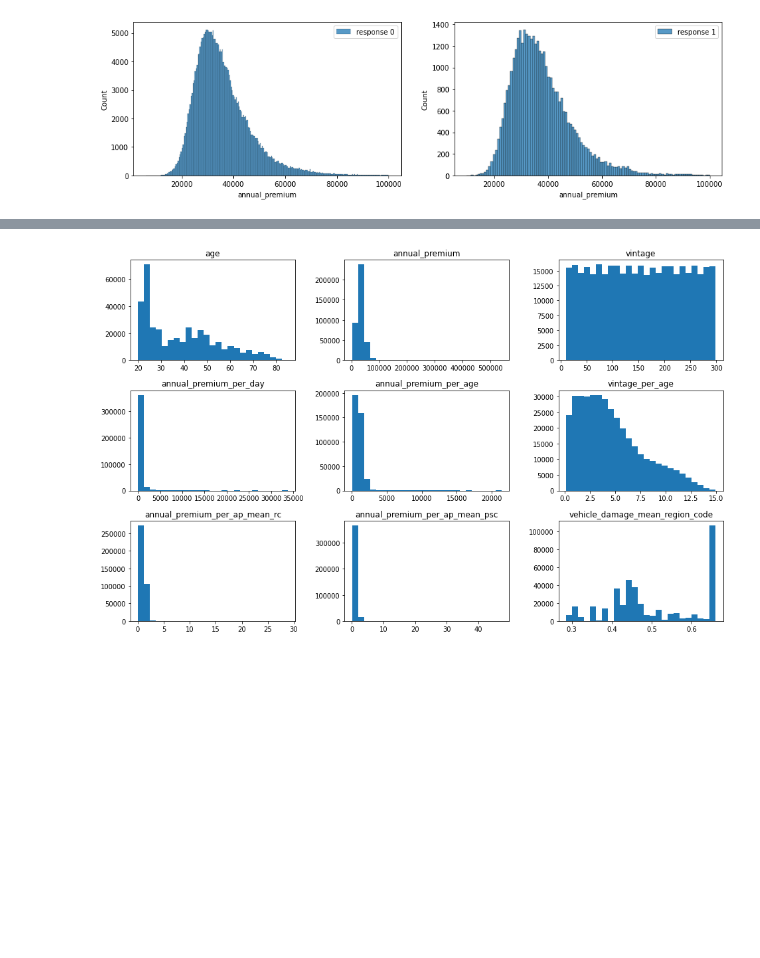
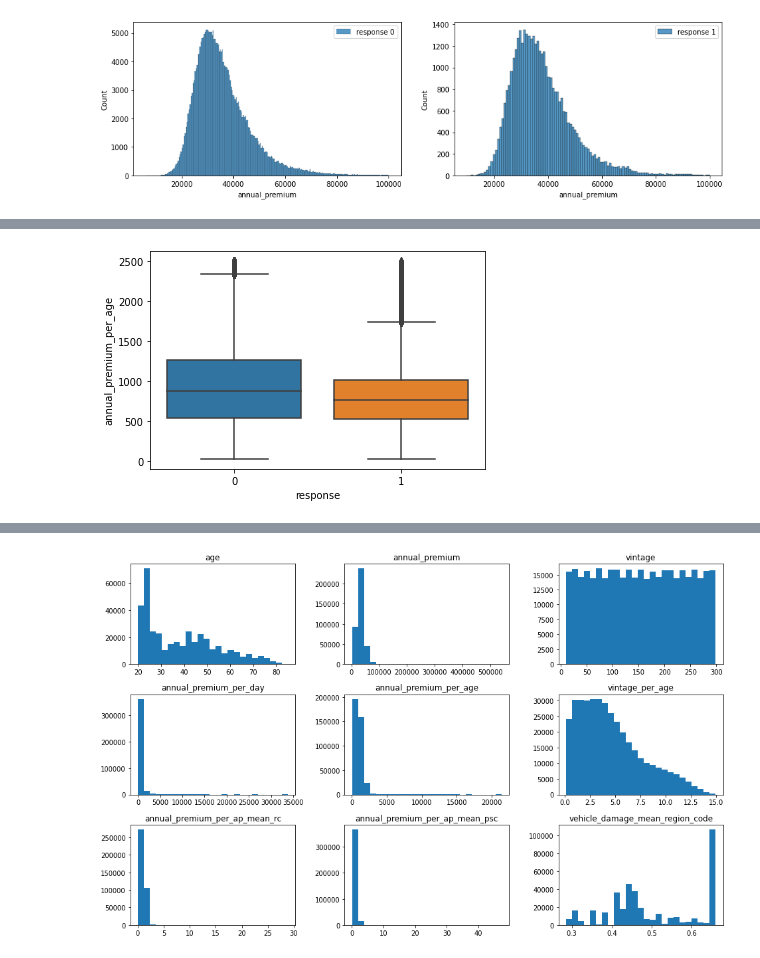
Before and after one commit to LessioGuilherme/pa004_health_insurance_cross_sell, a Jupyter notebook: pa004_health_insurance_cross_sell_sprint03.ipynb, the cells around one changed output, grey strips where cells are left out. Cells and saved outputs as stored; diff of their text form; code cells hidden in the pictures; blank space fills up the shorter version.

```diff
--- a/pa004_health_insurance_cross_sell_sprint03.ipynb
+++ b/pa004_health_insurance_cross_sell_sprint03.ipynb
@@ -507,0 +533,6 @@ axs[1].legend(labels=['response 1'])
+# %%
+aux5= df3[df3['annual_premium_per_age']<2500]
+# %%
+sns.boxplot(x= 'response', y='annual_premium_per_age', data=aux5);
+# %% [output]
+[figure, added]
```
Also changed, not shown: parts of 10 cells of this notebook.
